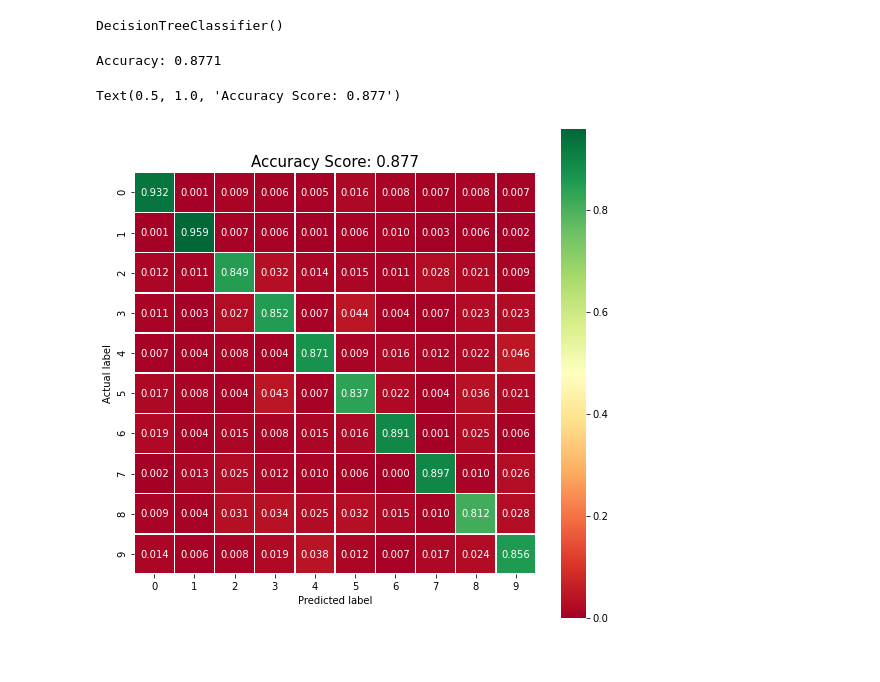
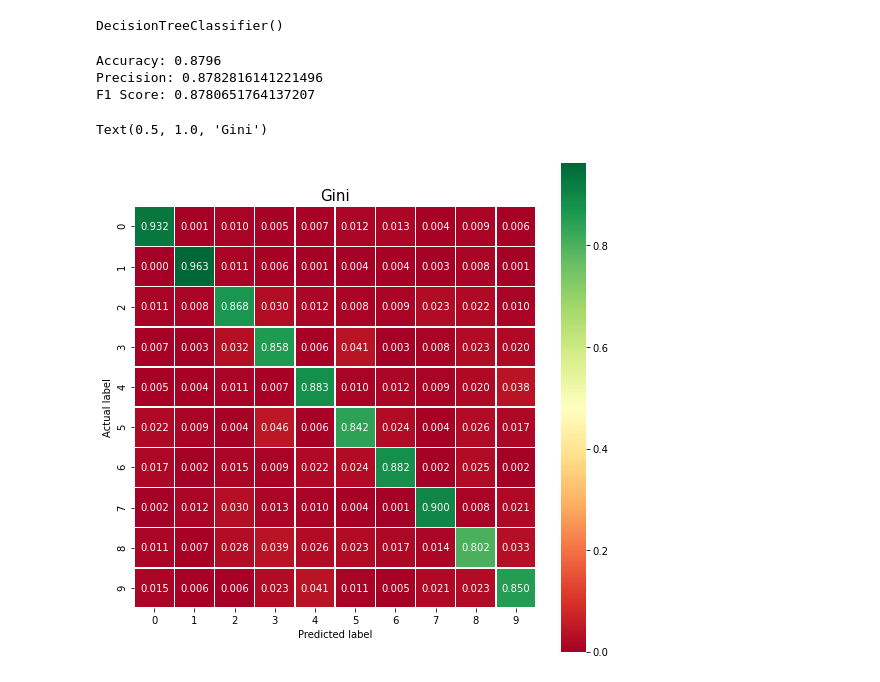
Before and after one commit to ayad318/ML2, a Jupyter notebook: decision_tree.ipynb, the cells around one changed output. Saved outputs shown, nothing was run; the diff lists cells and outputs as text; code cells hidden in the pictures.

Commit message:
scores and stuff

```diff
--- a/decision_tree.ipynb
+++ b/decision_tree.ipynb
@@ -36,27 +33,33 @@ Y_train: (60000,)
 X_test:  (10000, 784)
 Y_test:  (10000,)
 # %%
-decision_tree = DecisionTreeClassifier()
+decision_tree = DecisionTreeClassifier(criterion="gini")
 decision_tree.fit(x_train , y_train)
 # %% [output]
 DecisionTreeClassifier()
 # %%
 pred = decision_tree.predict(x_test)
 accuracy = accuracy_score(y_test, pred)
+precision = precision_score(y_test, pred, average='macro')
+f1 = f1_score(y_test, pred, average='macro')
 print(f'Accuracy: {accuracy}')
+print(f'Precision: {precision}')
+print(f'F1 Score: {f1}')
 # %% [output]
-Accuracy: 0.8771
+Accuracy: 0.8796
+Precision: 0.8782816141221496
+F1 Score: 0.8780651764137207
 # %%
 predictions = decision_tree.predict(x_test)
 cm = metrics.confusion_matrix(y_test, predictions)
 cm_normalized = cm.astype('float') / cm.sum(axis=1)[:, np.newaxis]
 plt.figure(figsize=(9, 9))
 sns.heatmap(cm_normalized, annot=True, fmt=".3f",
             linewidths=.5, square=True, cmap='RdYlGn')
 plt.ylabel('Actual label')
 plt.xlabel('Predicted label')
-all_sample_title = 'Accuracy Score: {:.3f}'.format(accuracy)
+all_sample_title = 'Gini'
 plt.title(all_sample_title, size=15)
 # %% [output]
-Text(0.5, 1.0, 'Accuracy Score: 0.877')
+Text(0.5, 1.0, 'Gini')
-[figure, old version]
+[figure, new version]
```
Also changed, not shown: parts of 1 cell of this notebook.
